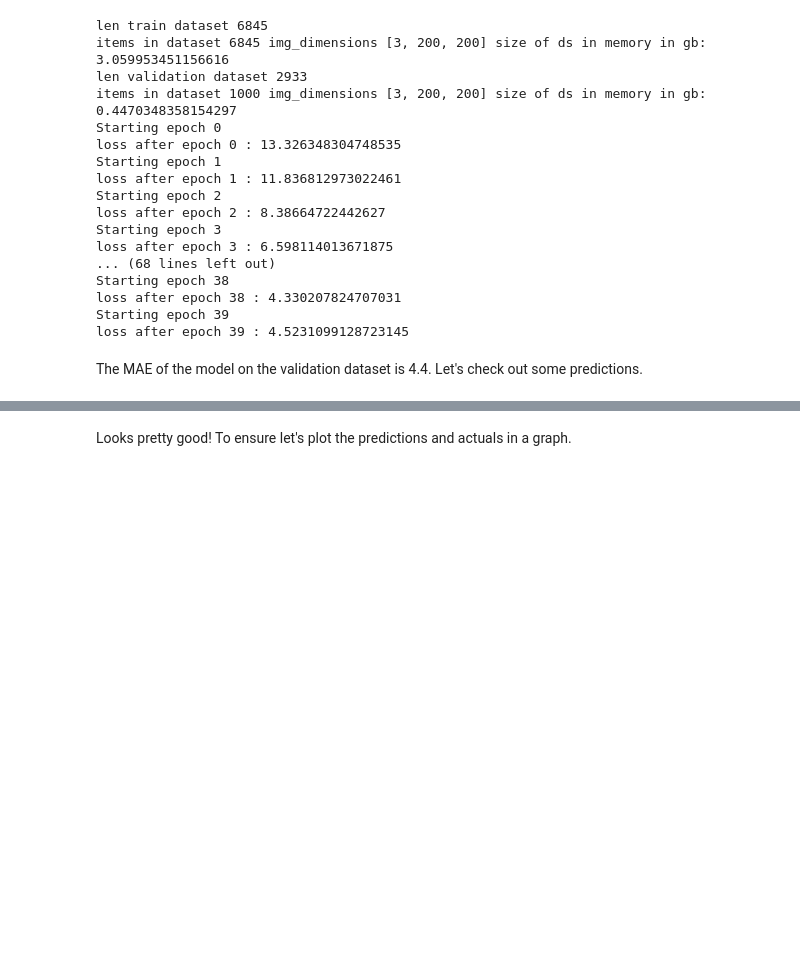
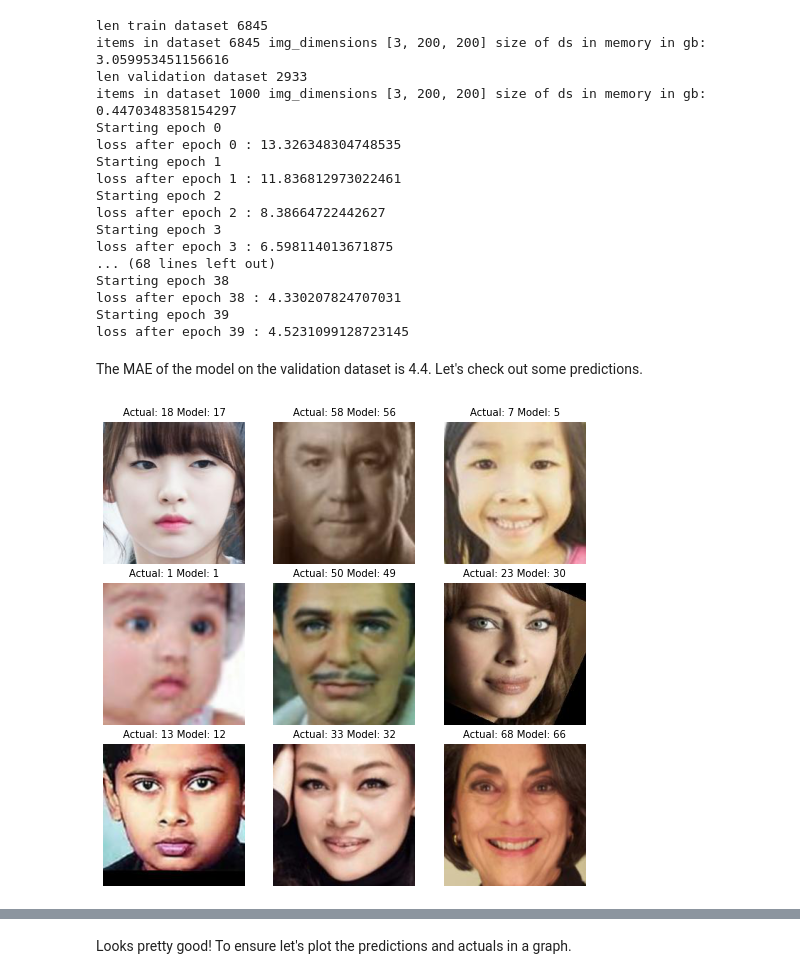
Before and after one commit to hamelsmu/blog-2, a Jupyter notebook: _notebooks/2020-11-15-age_pure_pytorch.ipynb, the cells around one changed output, grey strips where cells are left out. Saved outputs shown, nothing was run; the diff lists cells and outputs as text; code cells hidden in the pictures; blank space fills up the shorter version.

```diff
--- a/_notebooks/2020-11-15-age_pure_pytorch.ipynb
+++ b/_notebooks/2020-11-15-age_pure_pytorch.ipynb
@@ -383,4 +385,10 @@ model.load_state_dict(torch.load('app/models/model4.3',map_location=torch.device
 df = gen_pred_df(model, valid=True)
 # %% [markdown]
 The MAE of the model on the validation dataset is 4.4. Let's check out some predictions.
+# %%
+# hide_input
+plt = plot_top_losses(df, top_loss=False)
+plt.show()
+# %% [output]
+[figure, added]
 # %%
```
Also changed, not shown: parts of 4 cells of this notebook.
